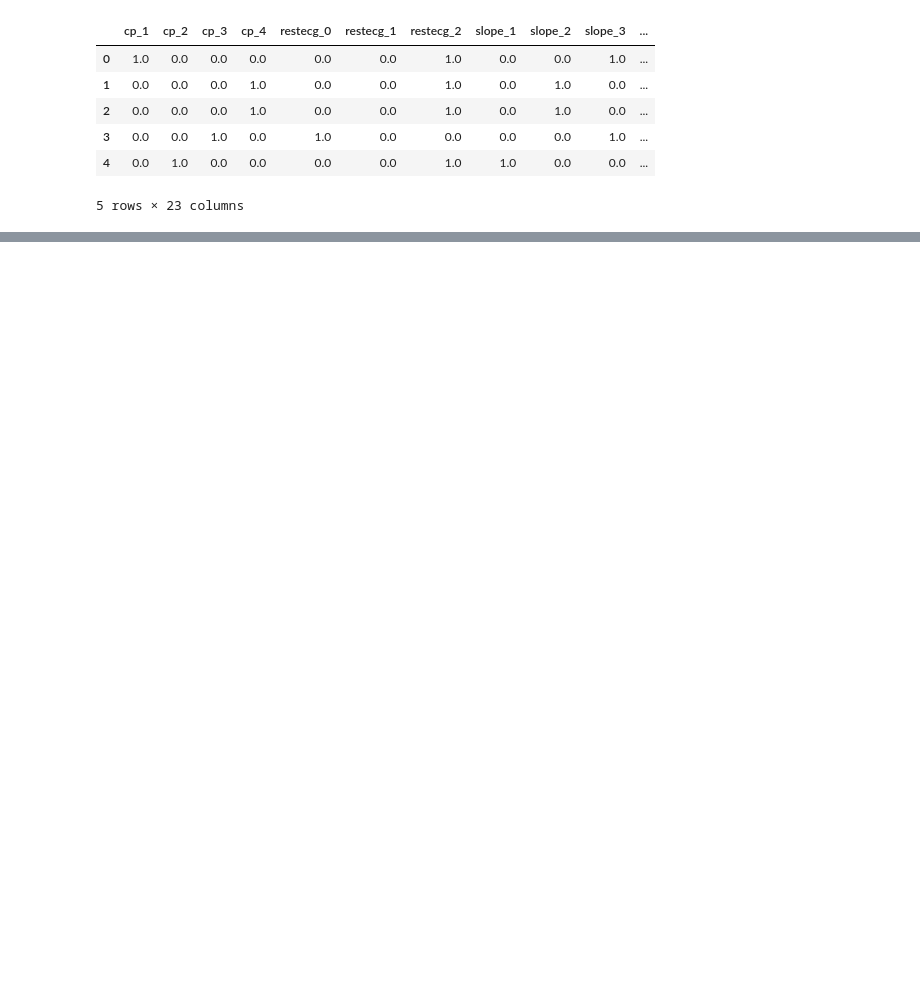
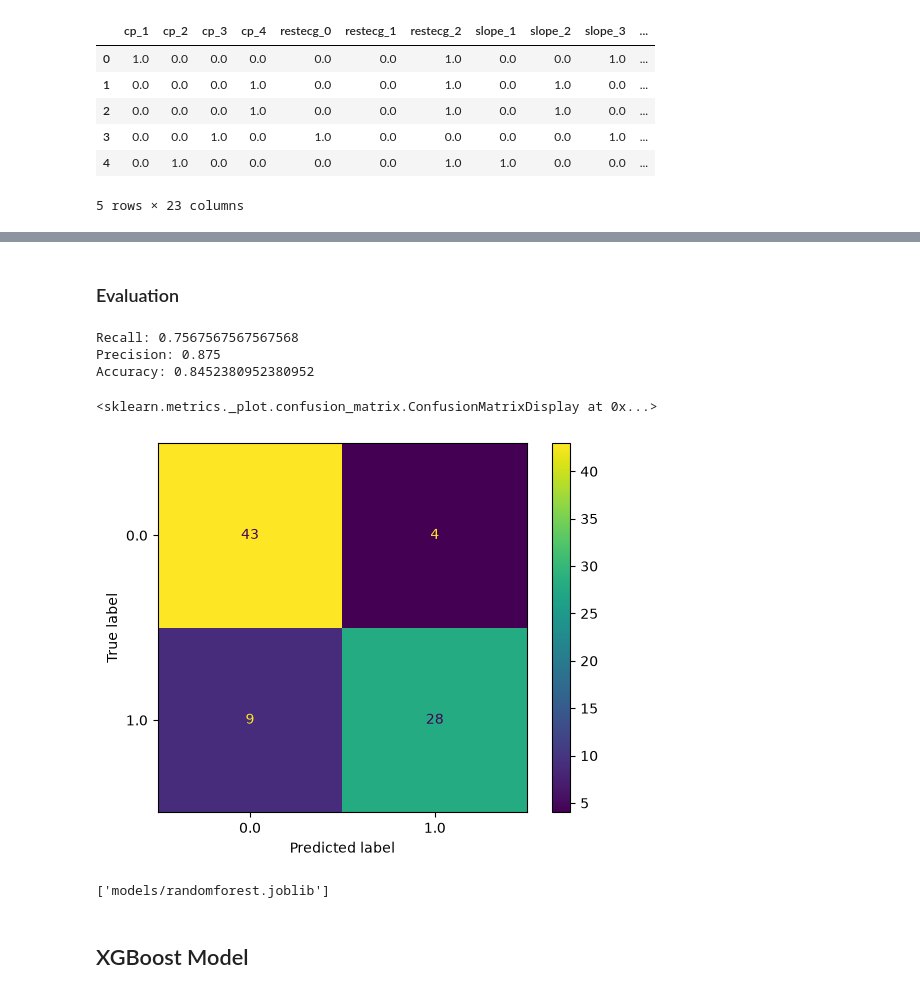
Before and after one commit to Takshg/Heart-Disease-Prediction, a Jupyter notebook: models.ipynb, the cells around one changed output, grey strips where cells are left out. Drawn from its saved outputs; the diff is of its cells as text; code cells hidden in the pictures; blank space fills up the shorter version.

```diff
--- a/models.ipynb
+++ b/models.ipynb
@@ -44,4 +17,10 @@ df.head()
 5 rows × 23 columns
 # %%
 # Split dataset in features & target variables
-print(df["num"].unique())
+feature_cols = ['cp_1', 'cp_2', 'cp_3', 'cp_4', 'restecg_0', 'restecg_1', 'restecg_2',
+       'slope_1', 'slope_2', 'slope_3', 'thal_3.0', 'thal_6.0', 'thal_7.0',
+       'age', 'trestbps', 'chol', 'thalach', 'oldpeak', 'ca', 'sex', 'fbs',
+       'exang']
+
+X = df[feature_cols]
+y = df['num']
@@ -49,0 +27,7 @@ print(df["num"].unique())
+# %%
+from sklearn.model_selection import train_test_split
+
+X_train, X_test, y_train, y_test = train_test_split(X, y,
+                                                    test_size=0.3,
+                                                    stratify=y, #so the train and test sets have the same proportion of heart disease cases.
+                                                    random_state=42)
@@ -49,0 +65,8 @@ print(df["num"].unique())
+# %%
+from sklearn.linear_model import LogisticRegression
+
+# Instantiate the model (using default params)
+logreg_model = LogisticRegression(random_state=42)
+
+#Fit model with data
+logreg_model.fit(X_train, y_train)
@@ -49,0 +228,6 @@ print(df["num"].unique())
+# %%
+from sklearn.ensemble import RandomForestClassifier
+
+rf_classifier = RandomForestClassifier(n_estimators=100, random_state=42)
+
+rf_classifier.fit(X_train, y_train)
@@ -49,0 +284,36 @@ print(df["num"].unique())
+# %% [markdown]
+### Evaluation
+# %%
+from sklearn.metrics import recall_score, accuracy_score, precision_score
+from sklearn.metrics import confusion_matrix, ConfusionMatrixDisplay
+
+y_pred_rf = grid_search_rf.predict(X_test)
+
+recall_rf = recall_score(y_test, y_pred_rf)
+precision_rf = precision_score(y_test, y_pred_rf)
+accuracy_rf = accuracy_score(y_test, y_pred_rf)
+
+print('Recall:', recall_rf)
+print('Precision:', precision_rf)
+print('Accuracy:', accuracy_rf)
+cm = confusion_matrix(y_test, y_pred_rf)
+disp = ConfusionMatrixDisplay(confusion_matrix=cm, display_labels=grid_search_rf.classes_)
+disp.plot()
+# %% [output]
+Recall: 0.7567567567567568
+Precision: 0.875
+Accuracy: 0.8452380952380952
+<sklearn.metrics._plot.confusion_matrix.ConfusionMatrixDisplay at 0x...>
+[figure, added]
+# %%
+#Save model
+from joblib import dump, load
+
+dump(grid_search_rf, 'models/randomforest.joblib')
+
+# To load model back
+#loaded_model = load('randomforest.joblib')
+# %% [output]
+['models/randomforest.joblib']
+# %% [markdown]
+## XGBoost Model
```
Also changed, not shown: parts of 44 cells of this notebook, 5 other files.
